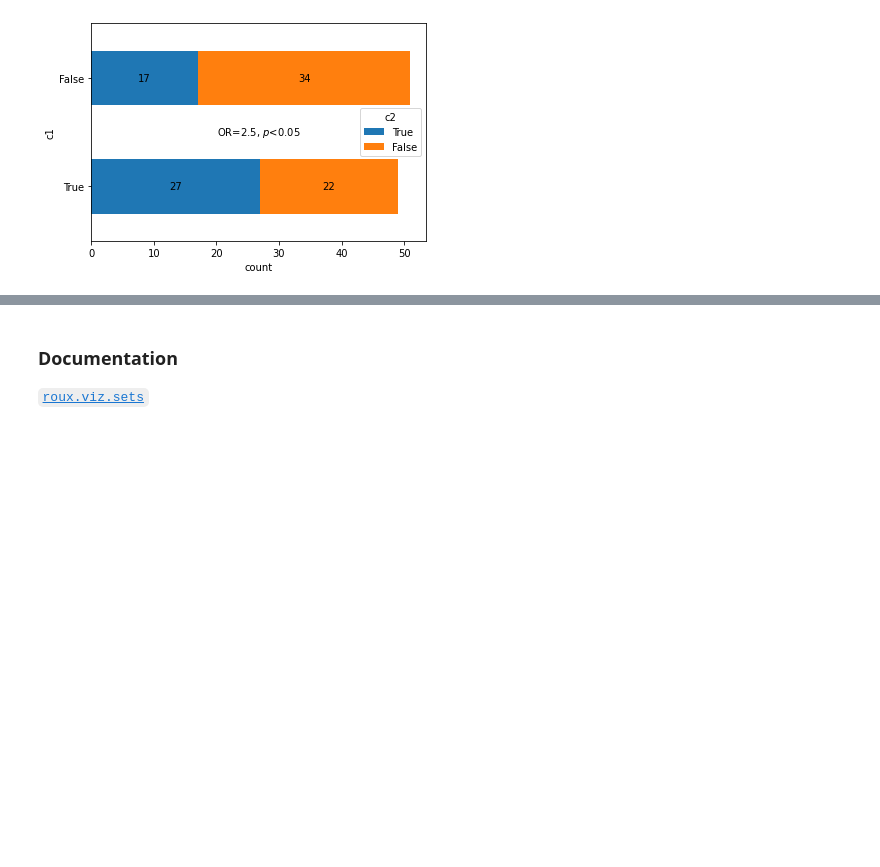
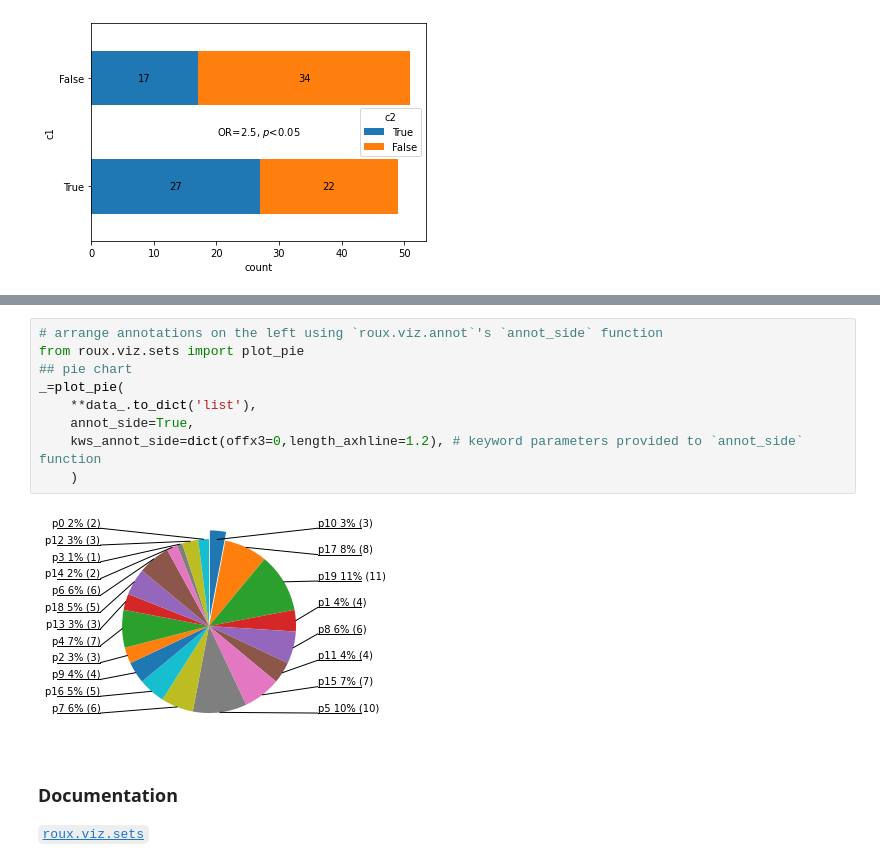
Before and after one commit to rraadd88/roux, a Jupyter notebook: examples/roux_viz_sets.ipynb, the cells around one changed output, grey strips where cells are left out. Cells and saved outputs as stored; diff of their text form; blank space fills up the shorter version.

```diff
--- a/examples/roux_viz_sets.ipynb
+++ b/examples/roux_viz_sets.ipynb
@@ -48,3 +88,14 @@ ax=plot_intersection_counts(data,['c1','c2'],kind='bar')
+# %%
+# arrange annotations on the left using `roux.viz.annot`'s `annot_side` function
+from roux.viz.sets import plot_pie
+## pie chart
+_=plot_pie(
+    **data_.to_dict('list'),
+    annot_side=True,
+    kws_annot_side=dict(offx3=0,length_axhline=1.2), # keyword parameters provided to `annot_side` function
+    )
+# %% [output]
+[figure, added]
 # %% [markdown]
 ### Documentation
 [`roux.viz.sets`](https://github.com/rraadd88/roux#module-rouxvizsets)
```
Also changed, not shown: parts of 8 cells of this notebook, 2 other files.
